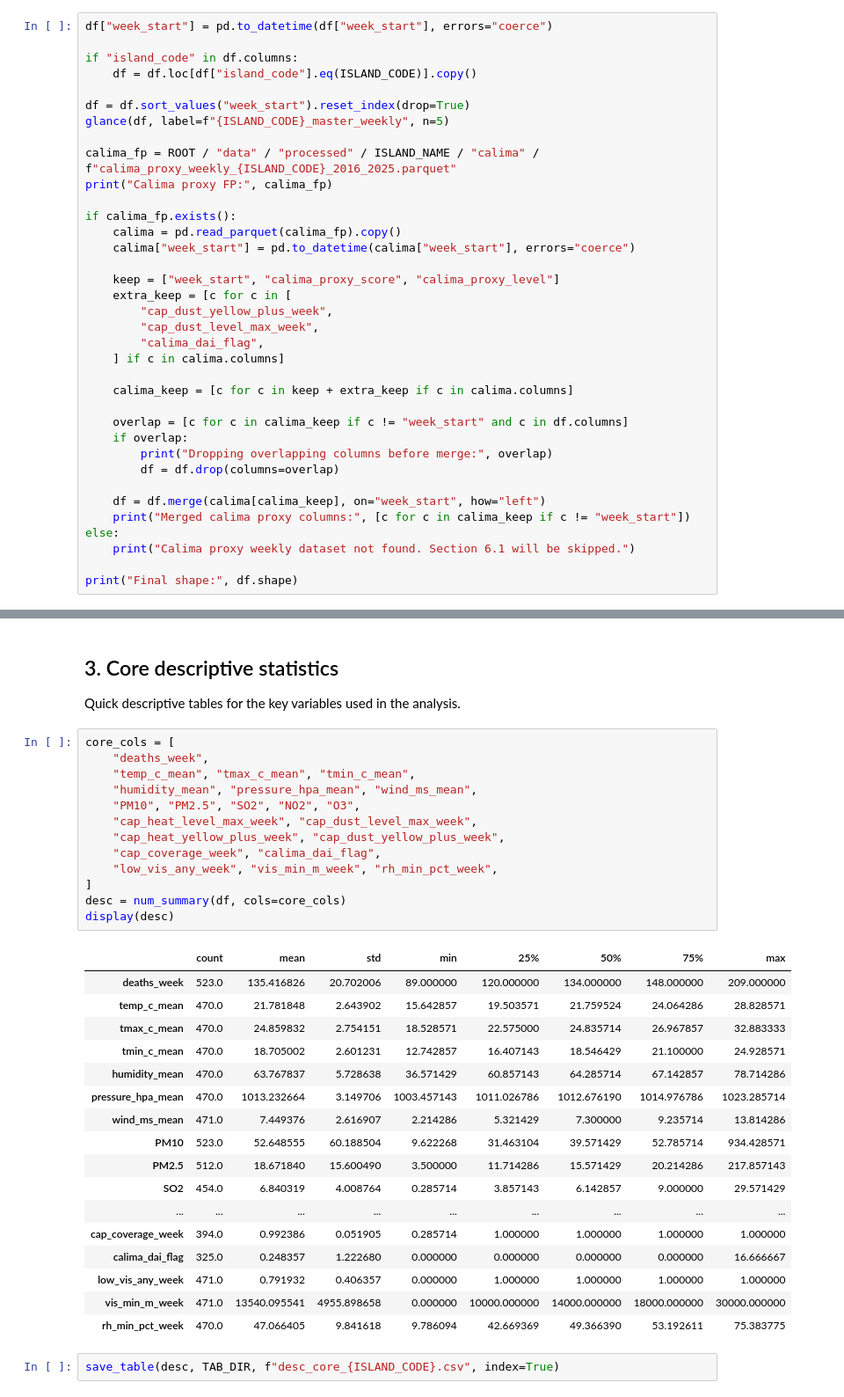
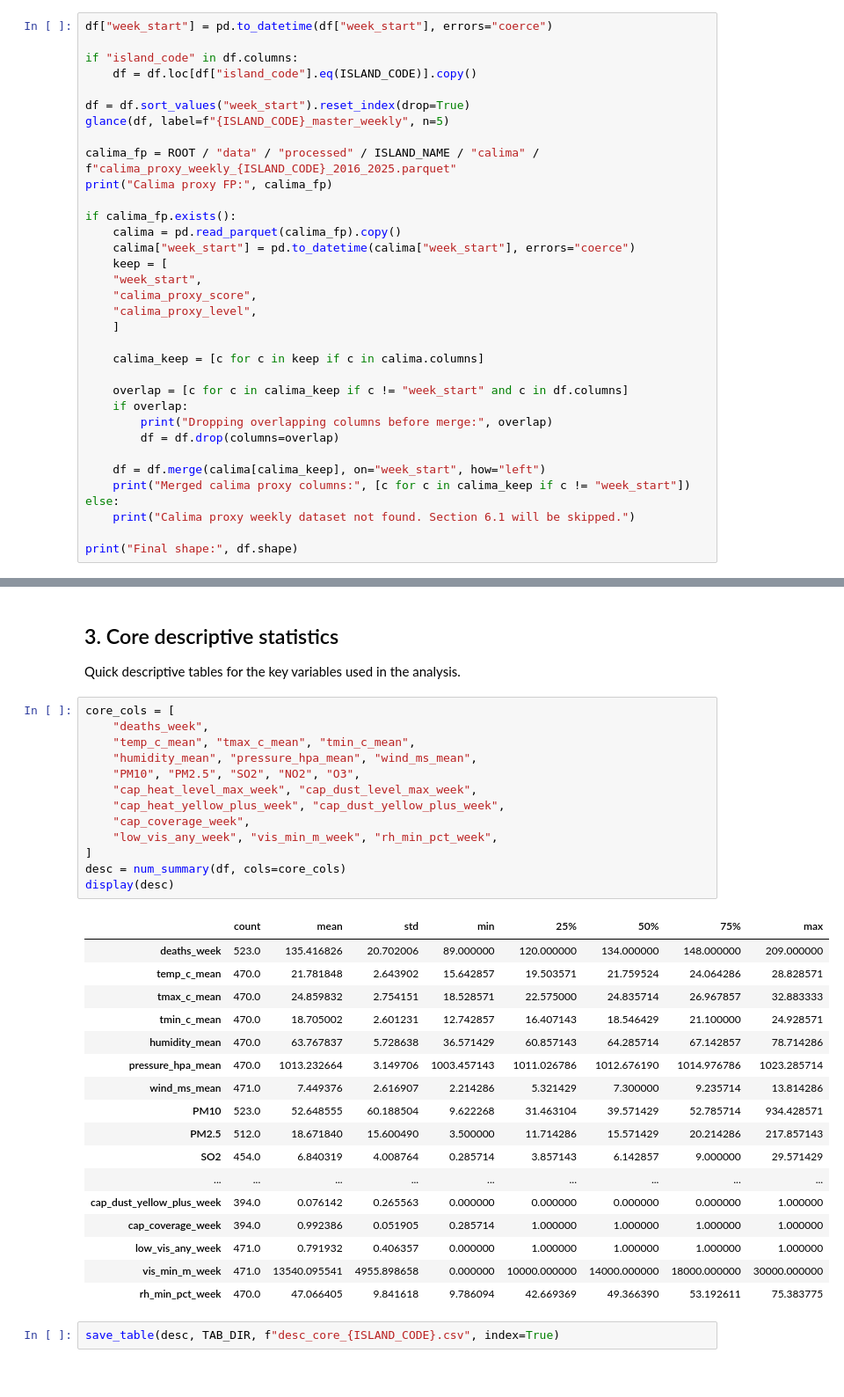
Before and after one commit to ferProg/climate_mortality, a Jupyter notebook: islands/gran_canaria/analysis.ipynb, the cells around one changed output, grey strips where cells are left out. Shown at 88% size. Drawn from its saved outputs; the diff is of its cells as text.

Commit message:
Update notebooks and calima_dai_flag

```diff
--- a/islands/gran_canaria/analysis.ipynb
+++ b/islands/gran_canaria/analysis.ipynb
@@ -165,15 +166,13 @@ print("Calima proxy FP:", calima_fp)
 if calima_fp.exists():
     calima = pd.read_parquet(calima_fp).copy()
     calima["week_start"] = pd.to_datetime(calima["week_start"], errors="coerce")
+    keep = [
+    "week_start",
+    "calima_proxy_score",
+    "calima_proxy_level",
+    ]
 
-    keep = ["week_start", "calima_proxy_score", "calima_proxy_level"]
-    extra_keep = [c for c in [
-        "cap_dust_yellow_plus_week",
-        "cap_dust_level_max_week",
-        "calima_dai_flag",
-    ] if c in calima.columns]
-
-    calima_keep = [c for c in keep + extra_keep if c in calima.columns]
+    calima_keep = [c for c in keep if c in calima.columns]
 
     overlap = [c for c in calima_keep if c != "week_start" and c in df.columns]
     if overlap:
@@ -265,31 +263,31 @@ Quick descriptive tables for the key variables used in the analysis.
 # %%
 core_cols = [
     "deaths_week",
     "temp_c_mean", "tmax_c_mean", "tmin_c_mean",
     "humidity_mean", "pressure_hpa_mean", "wind_ms_mean",
     "PM10", "PM2.5", "SO2", "NO2", "O3",
     "cap_heat_level_max_week", "cap_dust_level_max_week",
     "cap_heat_yellow_plus_week", "cap_dust_yellow_plus_week",
-    "cap_coverage_week", "calima_dai_flag",
+    "cap_coverage_week",
     "low_vis_any_week", "vis_min_m_week", "rh_min_pct_week",
 ]
 desc = num_summary(df, cols=core_cols)
 display(desc)
 # %% [output]
 |  | count | mean | std | min | 25% | 50% | 75% | max |
 | deaths_week | 523.0 | 135.416826 | 20.702006 | 89.000000 | 120.000000 | 134.000000 | 148.000000 | 209.000000 |
 | temp_c_mean | 470.0 | 21.781848 | 2.643902 | 15.642857 | 19.503571 | 21.759524 | 24.064286 | 28.828571 |
 | tmax_c_mean | 470.0 | 24.859832 | 2.754151 | 18.528571 | 22.575000 | 24.835714 | 26.967857 | 32.883333 |
 | tmin_c_mean | 470.0 | 18.705002 | 2.601231 | 12.742857 | 16.407143 | 18.546429 | 21.100000 | 24.928571 |
 | humidity_mean | 470.0 | 63.767837 | 5.728638 | 36.571429 | 60.857143 | 64.285714 | 67.142857 | 78.714286 |
 | pressure_hpa_mean | 470.0 | 1013.232664 | 3.149706 | 1003.457143 | 1011.026786 | 1012.676190 | 1014.976786 | 1023.285714 |
 | wind_ms_mean | 471.0 | 7.449376 | 2.616907 | 2.214286 | 5.321429 | 7.300000 | 9.235714 | 13.814286 |
 | PM10 | 523.0 | 52.648555 | 60.188504 | 9.622268 | 31.463104 | 39.571429 | 52.785714 | 934.428571 |
 | PM2.5 | 512.0 | 18.671840 | 15.600490 | 3.500000 | 11.714286 | 15.571429 | 20.214286 | 217.857143 |
 | SO2 | 454.0 | 6.840319 | 4.008764 | 0.285714 | 3.857143 | 6.142857 | 9.000000 | 29.571429 |
 | ... | ... | ... | ... | ... | ... | ... | ... | ... |
+| cap_dust_yellow_plus_week | 394.0 | 0.076142 | 0.265563 | 0.000000 | 0.000000 | 0.000000 | 0.000000 | 1.000000 |
 | cap_coverage_week | 394.0 | 0.992386 | 0.051905 | 0.285714 | 1.000000 | 1.000000 | 1.000000 | 1.000000 |
-| calima_dai_flag | 325.0 | 0.248357 | 1.222680 | 0.000000 | 0.000000 | 0.000000 | 0.000000 | 16.666667 |
 | low_vis_any_week | 471.0 | 0.791932 | 0.406357 | 0.000000 | 1.000000 | 1.000000 | 1.000000 | 1.000000 |
 | vis_min_m_week | 471.0 | 13540.095541 | 4955.898658 | 0.000000 | 10000.000000 | 14000.000000 | 18000.000000 | 30000.000000 |
 | rh_min_pct_week | 470.0 | 47.066405 | 9.841618 | 9.786094 | 42.669369 | 49.366390 | 53.192611 | 75.383775 |
```
Also changed, not shown: parts of 7 cells of this notebook, 25 other files.
